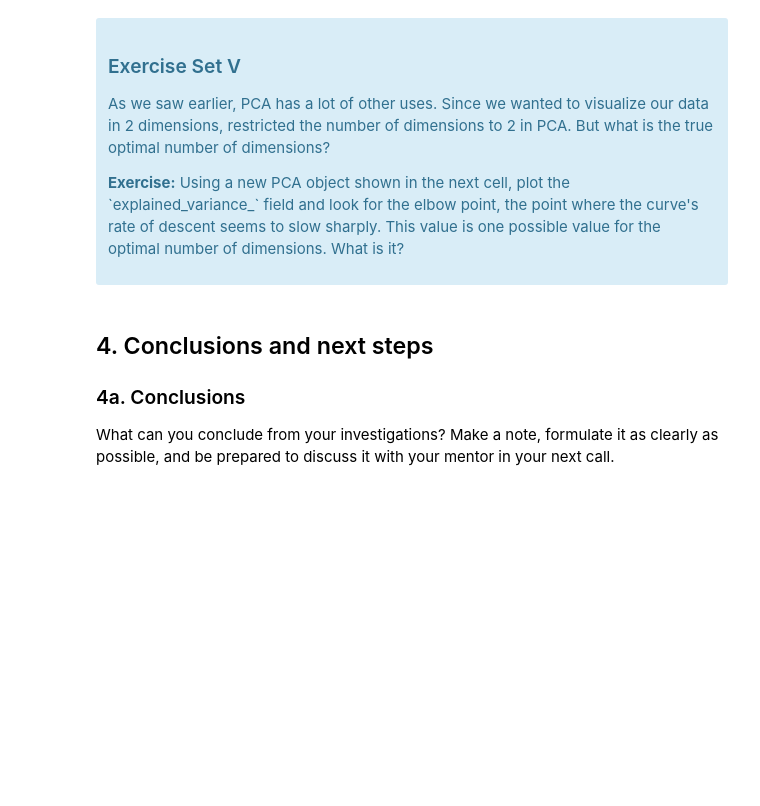
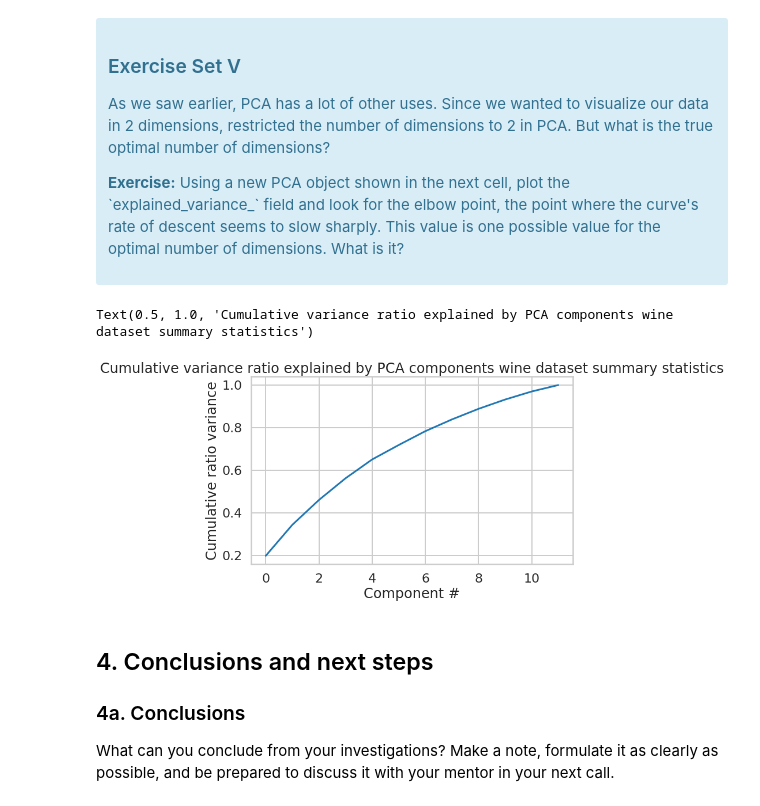
Before and after one commit to Kylehanna/Clustering_Case_Study, a Jupyter notebook: Clustering Case Study - Customer Segmentation with K-Means - Tier 3.ipynb, the cells around one changed output. Drawn from its saved outputs; the diff is of its cells as text; code cells hidden in the pictures; blank space fills up the shorter version.

```diff
--- a/Clustering Case Study - Customer Segmentation with K-Means - Tier 3.ipynb
+++ b/Clustering Case Study - Customer Segmentation with K-Means - Tier 3.ipynb
@@ -450,14 +483,16 @@ What we've done is we've taken those columns of 0/1 indicator variables, and we'
 
 <p><b>Exercise:</b> Using a new PCA object shown in the next cell, plot the `explained_variance_` field and look for the elbow point, the point where the curve's rate of descent seems to slow sharply. This value is one possible value for the optimal number of dimensions. What is it?</p>
 </div>
-# %%
-#your turn
-# Initialize a new PCA model with a default number of components.
-import sklearn.decomposition
-pca = sklearn.decomposition.PCA()
-pca.fit(X)
-
-# Do the rest on your own :)
+# %%
+wine_pca = PCA().fit(X)
+plt.subplots(figsize=(10, 6))
+plt.plot(wine_pca.explained_variance_ratio_.cumsum())
+plt.xlabel('Component #')
+plt.ylabel('Cumulative ratio variance')
+plt.title('Cumulative variance ratio explained by PCA components wine dataset summary statistics')
+# %% [output]
+Text(0.5, 1.0, 'Cumulative variance ratio explained by PCA components wine dataset summary statistics')
+[figure, added]
 # %% [markdown]
 ## 4. Conclusions and next steps
 ### 4a. Conclusions
```
Also changed, not shown: parts of 5 cells of this notebook.
